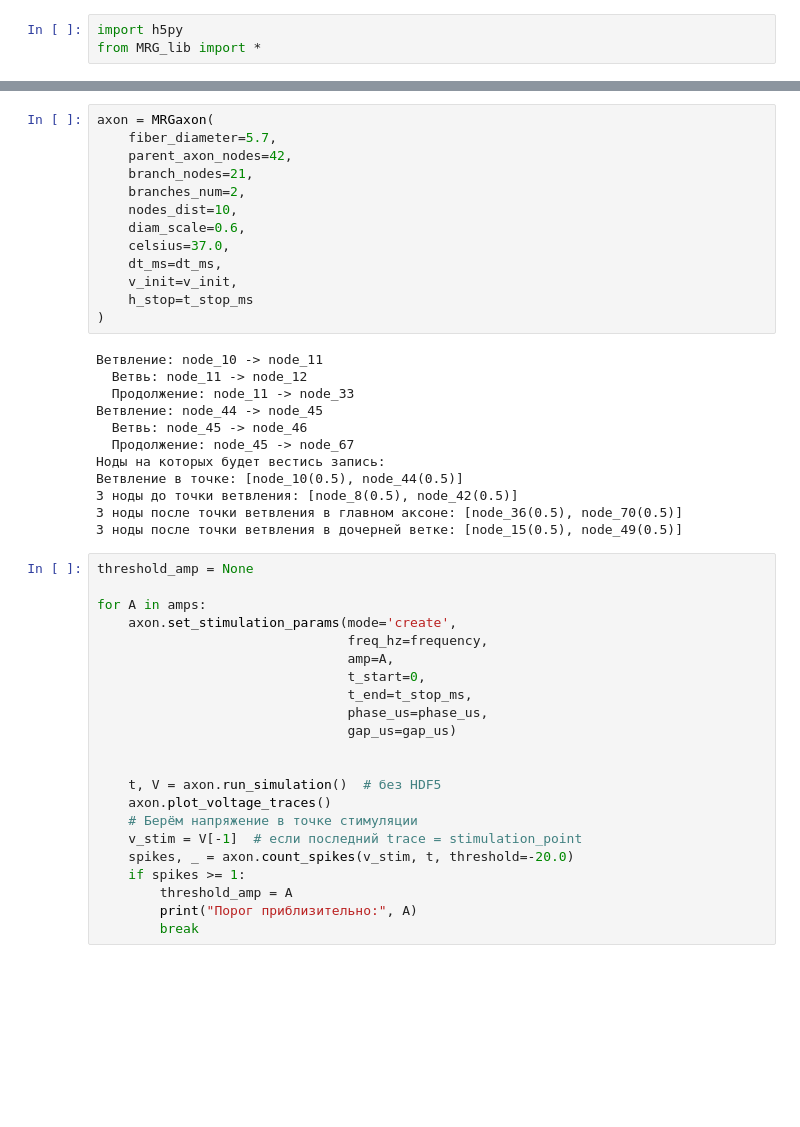
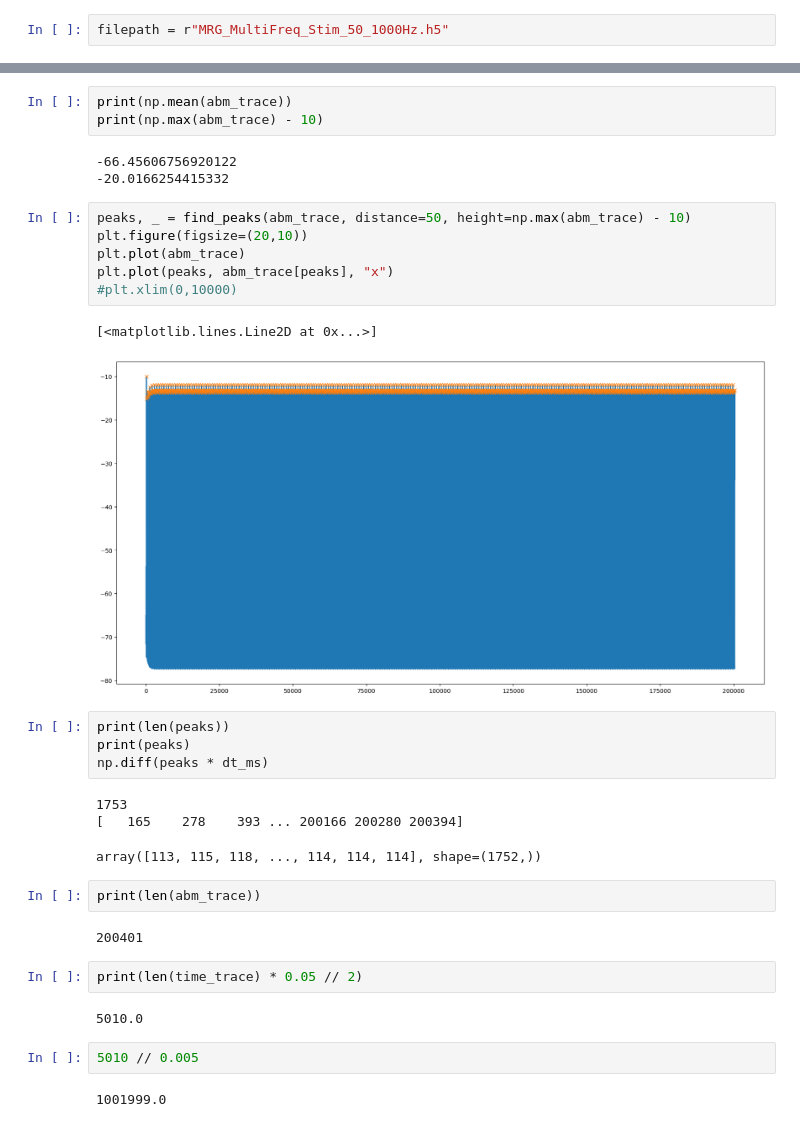
Before and after one commit to Nivahn/peripheral_nerve_model, a Jupyter notebook: Other_models/MRG_model/MRGaxon/Explore_model.ipynb, the cells around one changed output, grey strips where cells are left out. Drawn from its saved outputs; the diff is of its cells as text; blank space fills up the shorter version.

```diff
--- a/Other_models/MRG_model/MRGaxon/Explore_model.ipynb
+++ b/Other_models/MRG_model/MRGaxon/Explore_model.ipynb
@@ -1,4 +8,3 @@
 # %%
-import h5py
-from MRG_lib import *
+filepath = r"MRG_MultiFreq_Stim_50_1000Hz.h5"
 # %%
@@ -15,47 +140,35 @@ dt_ms=0.005
+# %%
+print(np.mean(abm_trace))
+print(np.max(abm_trace) - 10)
+# %% [output]
+-66.45606756920122
+-20.0166254415332
 # %%
-axon = MRGaxon(
-    fiber_diameter=5.7,
-    parent_axon_nodes=42,
-    branch_nodes=21,
-    branches_num=2,
-    nodes_dist=10,
-    diam_scale=0.6,
-    celsius=37.0,
-    dt_ms=dt_ms,
-    v_init=v_init,
-    h_stop=t_stop_ms
-)
+peaks, _ = find_peaks(abm_trace, distance=50, height=np.max(abm_trace) - 10)
+plt.figure(figsize=(20,10))
+plt.plot(abm_trace)
+plt.plot(peaks, abm_trace[peaks], "x")
+#plt.xlim(0,10000)
 # %% [output]
-Ветвление: node_10 -> node_11
-  Ветвь: node_11 -> node_12
-  Продолжение: node_11 -> node_33
-Ветвление: node_44 -> node_45
-  Ветвь: node_45 -> node_46
-  Продолжение: node_45 -> node_67
-Ноды на которых будет вестись запись:
-Ветвление в точке: [node_10(0.5), node_44(0.5)]
-3 ноды до точки ветвления: [node_8(0.5), node_42(0.5)]
-3 ноды после точки ветвления в главном аксоне: [node_36(0.5), node_70(0.5)]
-3 ноды после точки ветвления в дочерней ветке: [node_15(0.5), node_49(0.5)]
+[<matplotlib.lines.Line2D at 0x...>]
+[figure, added]
 # %%
-threshold_amp = None
-
-for A in amps:
-    axon.set_stimulation_params(mode='create',
-                                freq_hz=frequency,
-                                amp=A,
-                                t_start=0,
-                                t_end=t_stop_ms,
-                                phase_us=phase_us,
-                                gap_us=gap_us)
-
-
-    t, V = axon.run_simulation()  # без HDF5
-    axon.plot_voltage_traces()
-    # Берём напряжение в точке стимуляции
-    v_stim = V[-1]  # если последний trace = stimulation_point
-    spikes, _ = axon.count_spikes(v_stim, t, threshold=-20.0)
-    if spikes >= 1:
-        threshold_amp = A
-        print("Порог приблизительно:", A)
-        break
+print(len(peaks))
+print(peaks)
+np.diff(peaks * dt_ms)
+# %% [output]
+1753
+[   165    278    393 ... 200166 200280 200394]
+array([113, 115, 118, ..., 114, 114, 114], shape=(1752,))
+# %%
+print(len(abm_trace))
+# %% [output]
+200401
+# %%
+print(len(time_trace) * 0.05 // 2)
+# %% [output]
+5010.0
+# %%
+5010 // 0.005
+# %% [output]
+1001999.0
```
Also changed, not shown: parts of 3 cells of this notebook.
